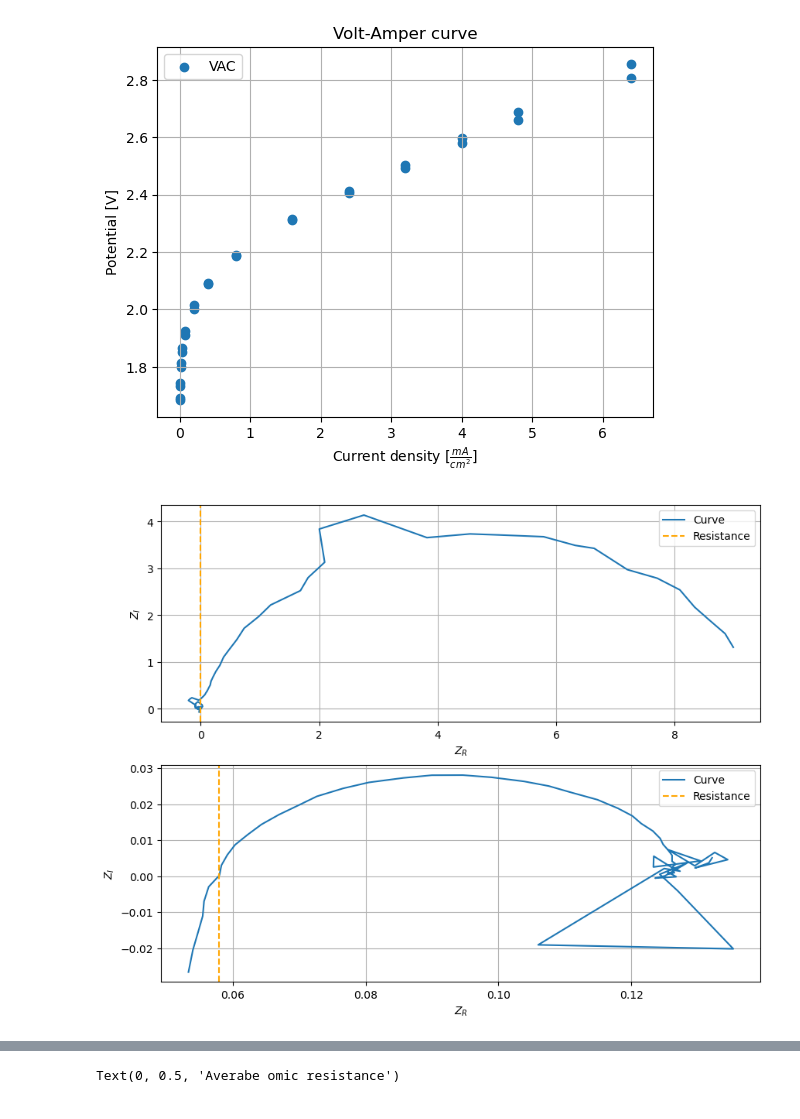
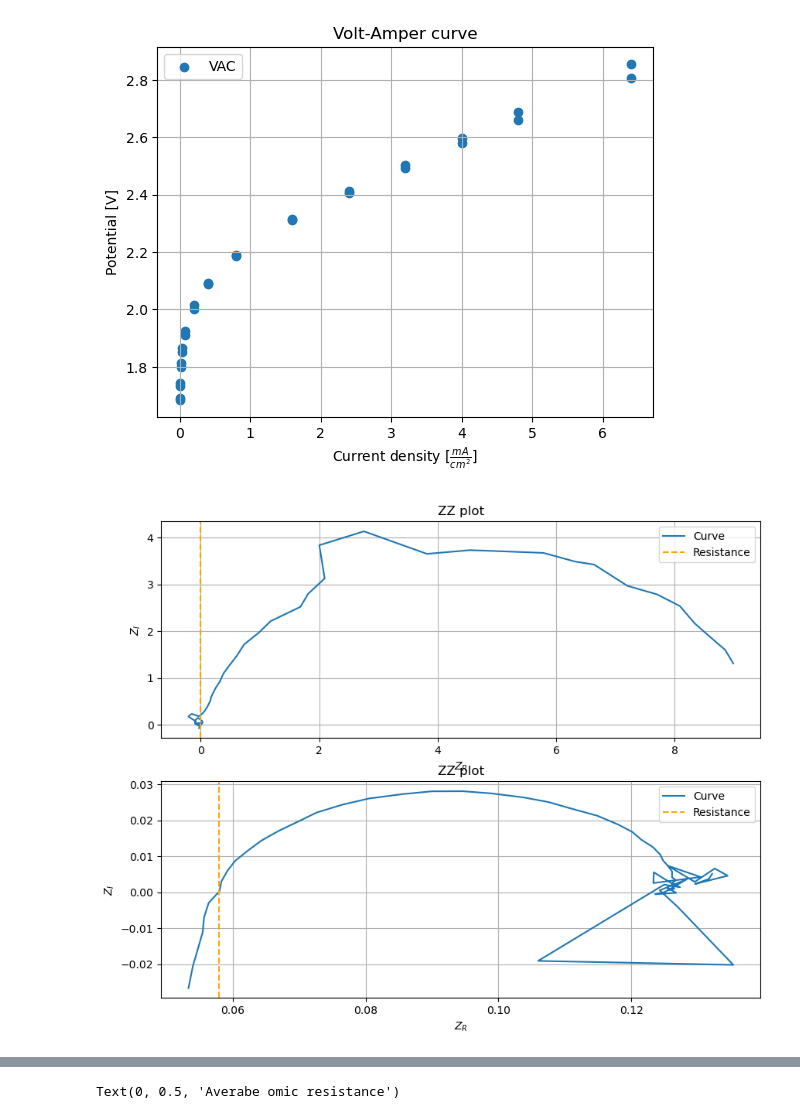
Before and after one commit to flexepticon/DBL_energy, a Jupyter notebook: Python scripts/File for graphs.ipynb, the cells around one changed output, grey strips where cells are left out. Cells and saved outputs as stored; diff of their text form; code cells hidden in the pictures.

```diff
--- a/Python scripts/File for graphs.ipynb
+++ b/Python scripts/File for graphs.ipynb
@@ -43,19 +48,20 @@ plt.legend()
 # %%
 data = A.ZZplots[:2]
 #data['potential_filtered'] = medfilt(data['potential'], kernel_size=11)
 ws = 10
 
 
 fig, ax = plt.subplots(nrows = len(data), figsize = (10, 4*len(data)))
 for i in range(len(data)):
+    ax[i].set_title('ZZ plot')
     ax[i].plot(data[i]['1'], data[i]['2'], label = 'Curve')
     ax[i].grid()
     ax[i].set_xlabel('$Z_R$')
     ax[i].set_ylabel('$Z_I$')
     ax[i].axvline(A.rs[i], linestyle ='--', color = 'orange', label = 'Resistance')
     ax[i].legend(loc = 'upper right')
 # %% [output]
-[figure, old version]
+[figure, new version]
 # %%
 fig, ax = plt.subplots(figsize = (10, 6))
 ax.scatter(A.currents_ZZ, A.rs/1000)
```
Also changed, not shown: parts of 6 cells of this notebook, 1 other file.
